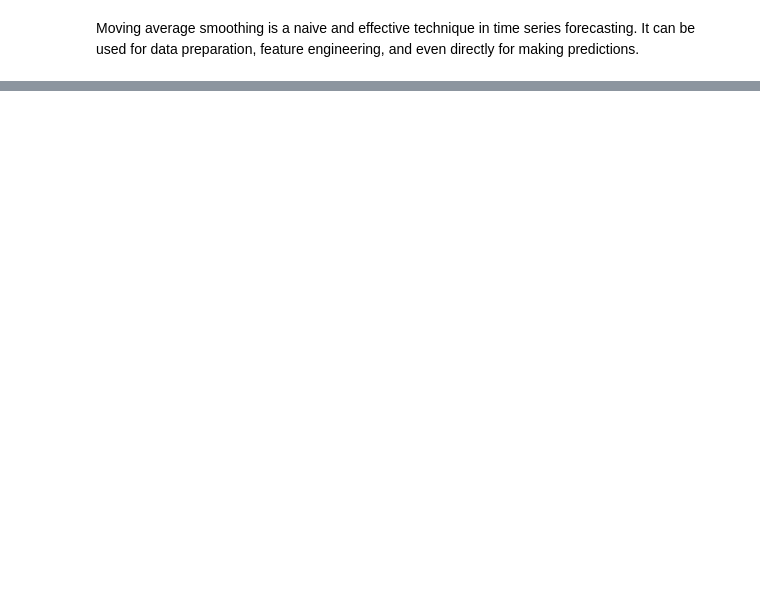
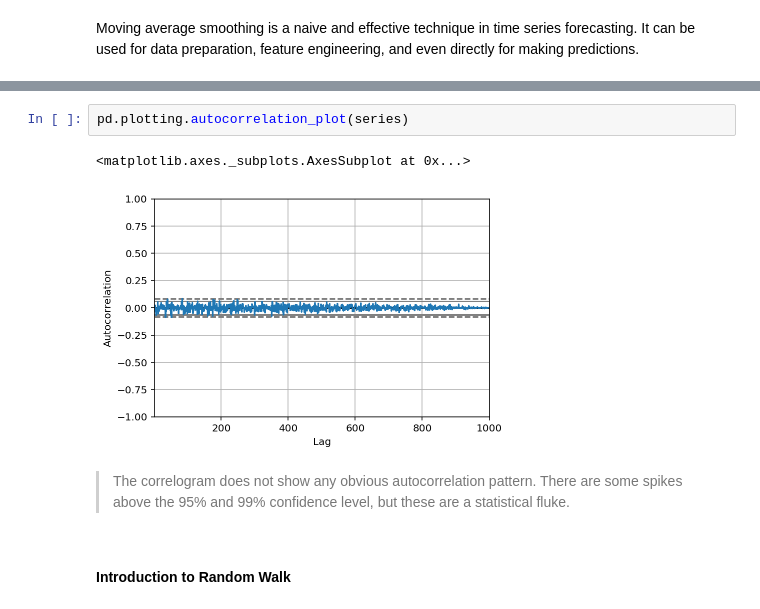
Before and after one commit to randomThoughts2018/l, a Jupyter notebook: 1.timeseries-Fundamentals.ipynb, the cells around one changed output, grey strips where cells are left out. Drawn from its saved outputs; the diff is of its cells as text; blank space fills up the shorter version.

```diff
--- a/1.timeseries-Fundamentals.ipynb
+++ b/1.timeseries-Fundamentals.ipynb
@@ -1151,0 +1315,11 @@ Moving average smoothing is a naive and effective technique in time series forec
+# %%
+pd.plotting.autocorrelation_plot(series)
+# %% [output]
+<matplotlib.axes._subplots.AxesSubplot at 0x...>
+[figure, added]
+# %% [markdown]
+> The correlogram does not show any obvious autocorrelation pattern. There are some spikes
+above the 95% and 99% confidence level, but these are a statistical
+fluke.
+# %% [markdown]
+#### Introduction to Random Walk
```
Also changed, not shown: parts of 69 cells of this notebook.
